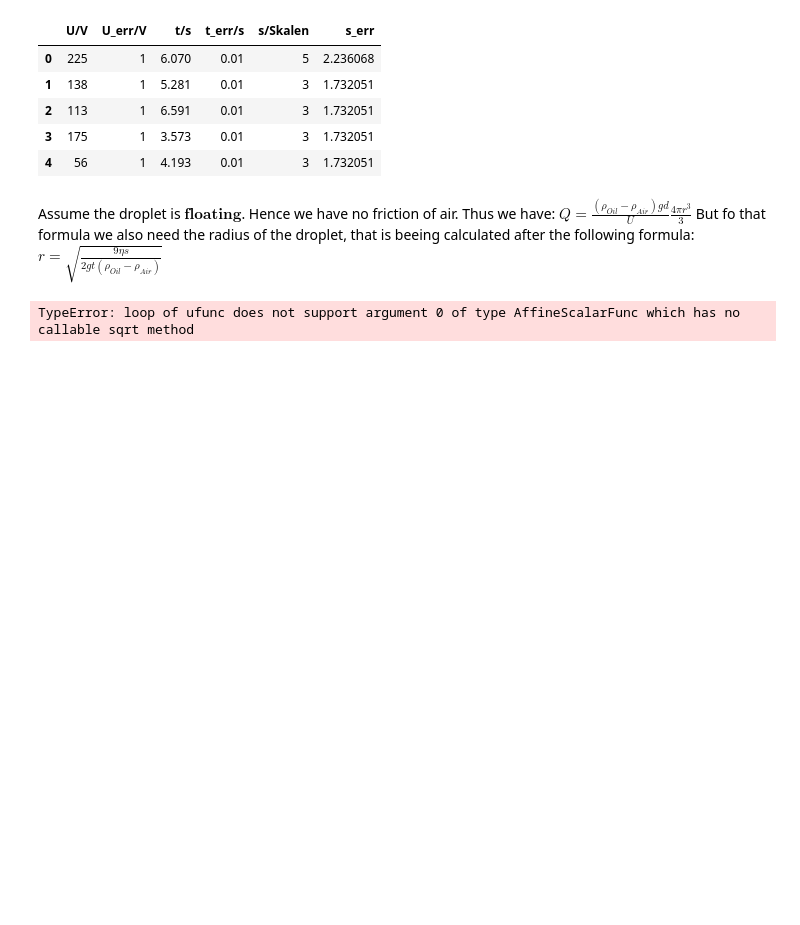
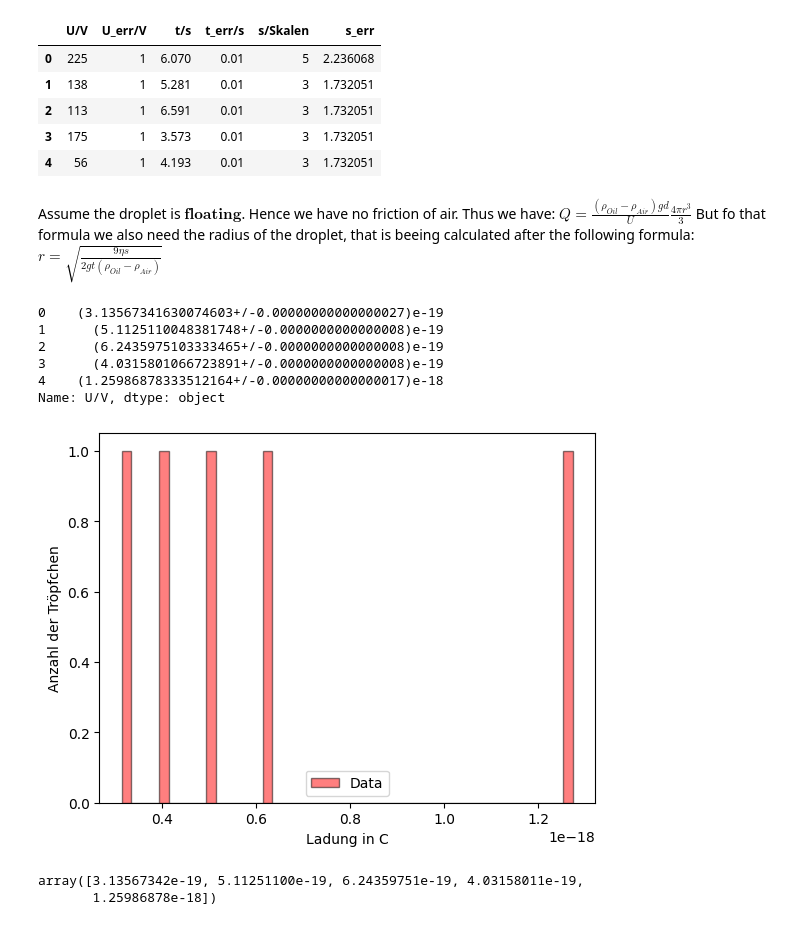
Before and after one commit to KemalOenen/Grundpraktikum2_Gruppe1_SS23, a Jupyter notebook: Versuch8/Milikan.ipynb, the cells around one changed output. Saved outputs shown, nothing was run; the diff lists cells and outputs as text; code cells hidden in the pictures; blank space fills up the shorter version.

Commit message:
Plot for Schwebemethode(maybe unnecessery)

```diff
--- a/Versuch8/Milikan.ipynb
+++ b/Versuch8/Milikan.ipynb
@@ -54,16 +54,38 @@ $Q=\frac{(\rho_{Oil}-\rho_{Air}) g d}{U} \frac{4\pi r^3}{3}$
 But fo that formula we also need the radius of the droplet, that is beeing calculated after the following formula:
 $r=\sqrt{\frac{9 \eta s}{2 g t (\rho_{Oil}-\rho_{Air})}}$
 # %%
+#defining data for steps and time
 s=[]
 for i in range(len(schweben_data["s/Skalen"])):
     s.append(ufloat(schweben_data["s/Skalen"][i], schweben_data["s_err"][i]))
 s=np.array(s)
 t=[]
 for i in range(len(schweben_data["t/s"])):
     t.append(ufloat(schweben_data["t/s"][i], schweben_data["t_err/s"][i]))
 t=np.array(s)
-r=np.sqrt(9*s*viscosity_air/(2*g*t*(density_oil-density_air)))
-r
-#Q=(density_oil-density_air)*4/3/np.pi/r**3*g*capacitor_distance/schweben_data["U/V"]
+
+#r squared
+r2=9*s*step_value*viscosity_air/(2*g*t*(density_oil-density_air))
+
+#Calculating the charge
+Q=(density_oil-density_air)*4/3*np.pi*r2**(3/2)*g*capacitor_distance/schweben_data["U/V"]
+print(Q)
+
+#plotting
+plt.hist([Q[i].n for i in range(len(Q))], color="red", label="Data", edgecolor="black",
+         bins=np.arange(min([Q[i].n for i in range(len(Q))]), max([Q[i].n for i in range(len(Q))]) + 0.2e-19, 0.2e-19),
+         alpha=0.5)
+plt.xlabel("Ladung in C")
+plt.ylabel("Anzahl der Tröpfchen")
+plt.legend()
+plt.show()
 # %% [output]
-TypeError: loop of ufunc does not support argument 0 of type AffineScalarFunc which has no callable sqrt method
+0    (3.13567341630074603+/-0.00000000000000027)e-19
+1      (5.1125110048381748+/-0.0000000000000008)e-19
+2      (6.2435975103333465+/-0.0000000000000008)e-19
+3      (4.0315801066723891+/-0.0000000000000008)e-19
+4    (1.25986878333512164+/-0.00000000000000017)e-18
+Name: U/V, dtype: object
+[figure, added]
+array([3.13567342e-19, 5.11251100e-19, 6.24359751e-19, 4.03158011e-19,
+       1.25986878e-18])
```
Also changed, not shown: parts of 1 cell of this notebook.
